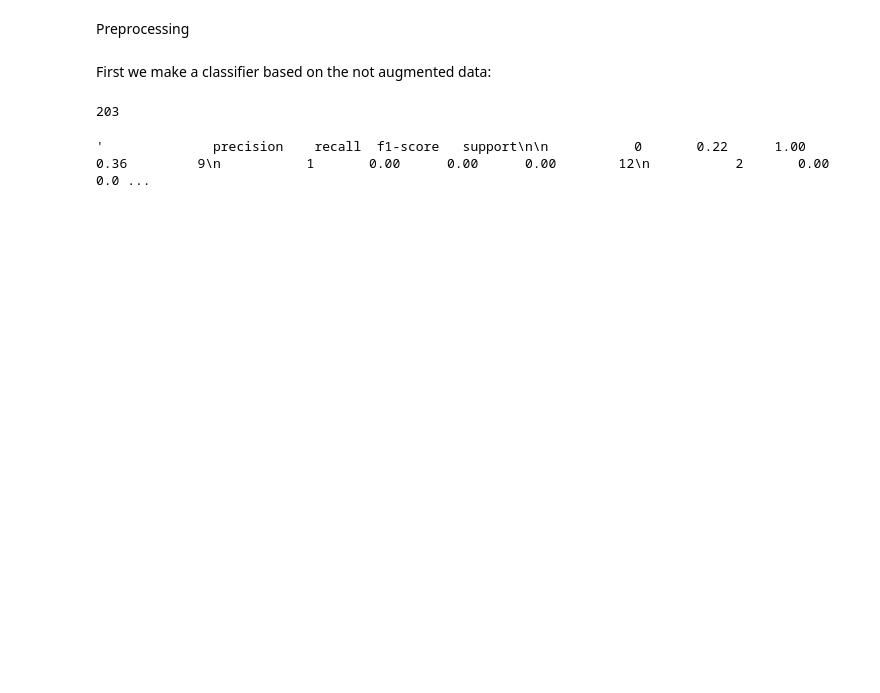
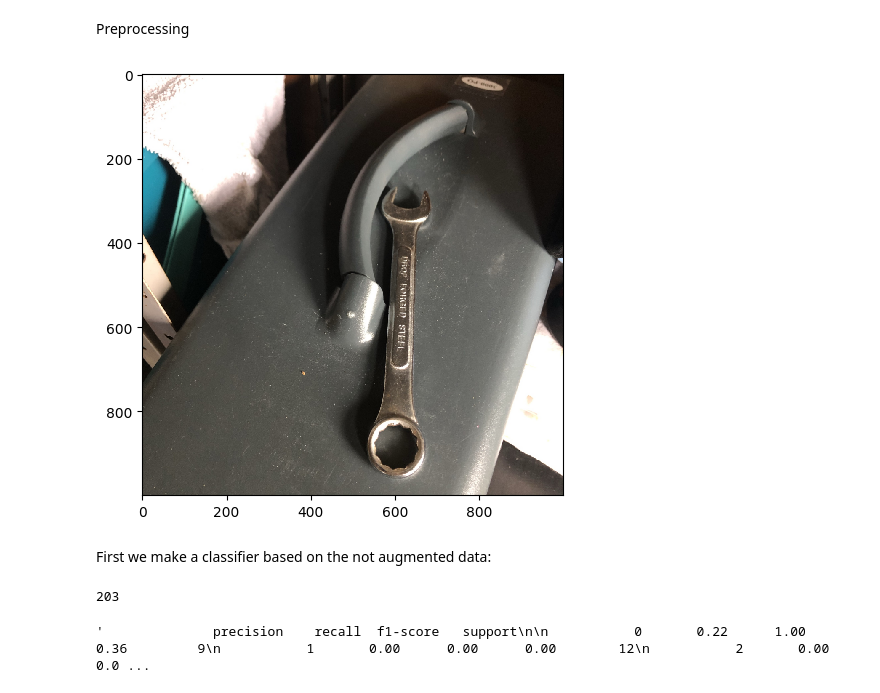
Before and after one commit to RobbeL-2056621/MLAss2, a Jupyter notebook: MLAss2.ipynb, the cells around one changed output. Saved outputs shown, nothing was run; the diff lists cells and outputs as text; code cells hidden in the pictures; blank space fills up the shorter version.

```diff
--- a/MLAss2.ipynb
+++ b/MLAss2.ipynb
@@ -8,7 +8,7 @@ from skimage.transform import rescale, resize, downscale_local_mean
 
 data = []
 labels = []
-
+images = []
 label = 0
 
 for folder in os.listdir("Datasets/unsynth"):
@@ -19,11 +19,22 @@ for folder in os.listdir("Datasets/unsynth"):
         #     break
         img = ski.io.imread("Datasets/unsynth/" + folder + "/" + file)
         imgResized = resize(img, (1000,1000))
+        images.append(imgResized)
         prep = imgResized.astype(float)
         prep = np.ndarray.flatten(prep)
         data.append(prep)
         labels.append(label)
     label+=1
+# %%
+from skimage import data, io
+from skimage.transform import rotate
+from matplotlib import pyplot as plt
+
+image = rotate(images[0], 0)
+io.imshow(image)
+plt.show()
+# %% [output]
+[figure, added]
 # %% [markdown]
 First we make a classifier based on the not augmented data:
 # %%
```
Also changed, not shown: 1 other file.
